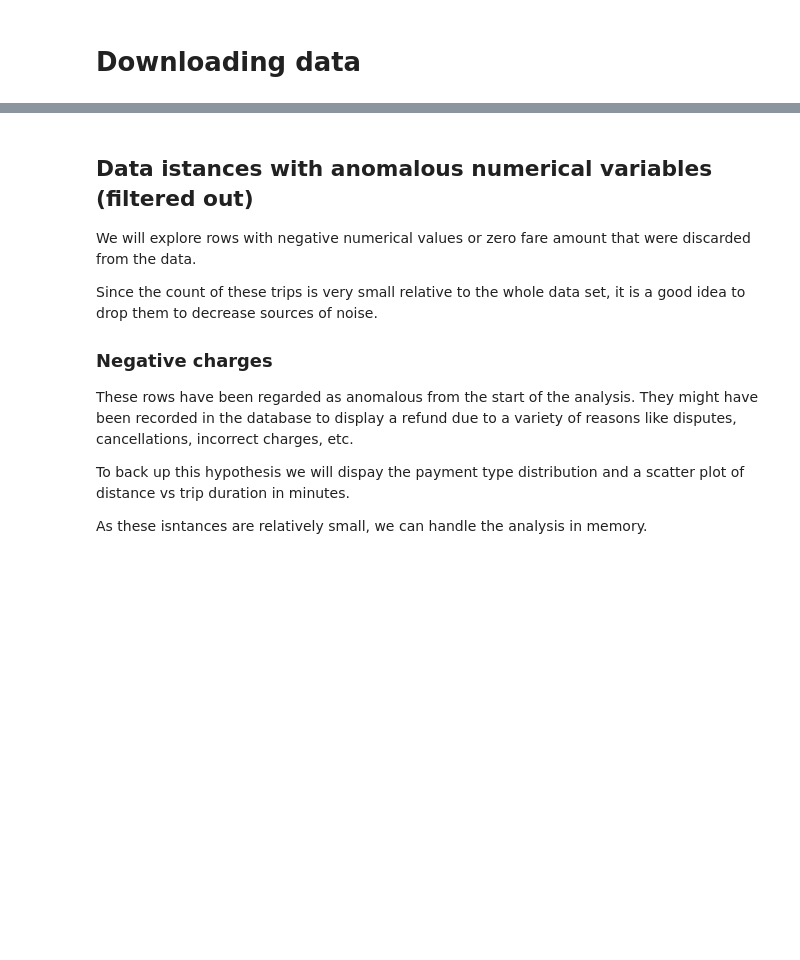
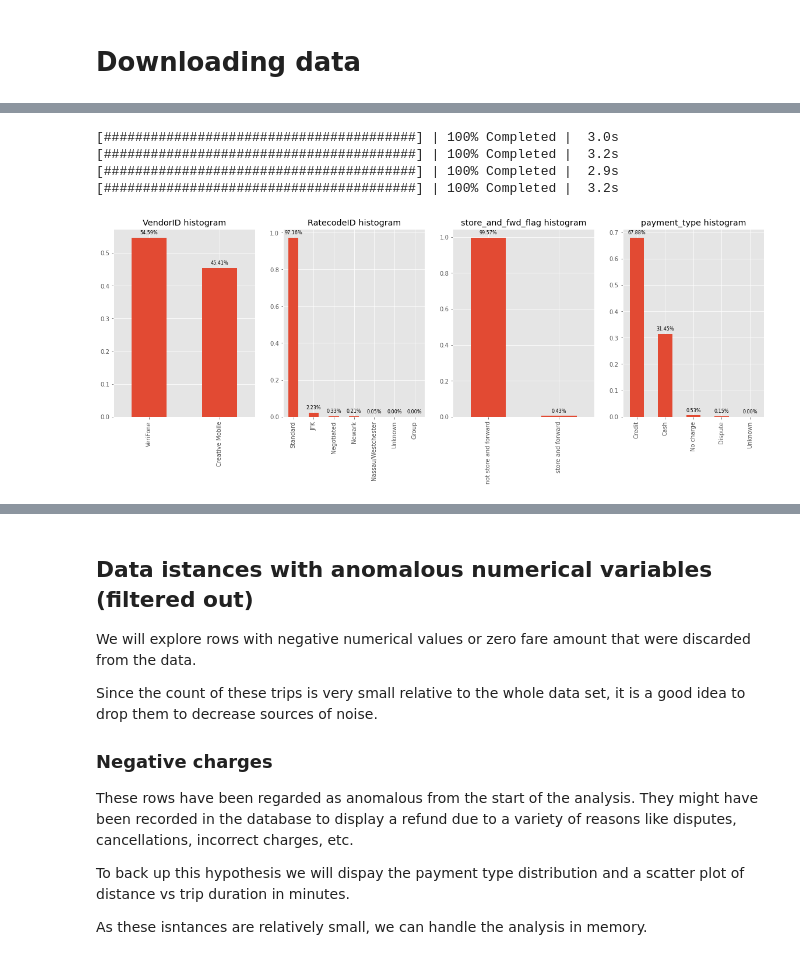
Before and after one commit to LDLS/nyc_taxi, a Jupyter notebook: notebooks/exploration_cleaning.ipynb, the cells around one changed output, grey strips where cells are left out. Drawn from its saved outputs; the diff is of its cells as text; code cells hidden in the pictures; blank space fills up the shorter version.

```diff
--- a/notebooks/exploration_cleaning.ipynb
+++ b/notebooks/exploration_cleaning.ipynb
@@ -214 +206,14 @@ Keeping 99.92% of the data
+# %%
+df_new_cols = df.columns.tolist()
+
+trip_duration = df.tpep_dropoff_datetime - df.tpep_pickup_datetime
+trip_duration = trip_duration.dt.total_seconds()/60
+df['trip_duration'] = trip_duration.astype('float32')
+
+# Dask does not have an insert method implemented, so ordering needs to be done manually
+trip_duration_col_pos = df_new_cols.index('tpep_dropoff_datetime')
+df_new_cols.insert(trip_duration_col_pos + 1, 'trip_duration')
+numerical_cols.insert(1, 'trip_duration')
+
+df = df[df_new_cols]
 # %% [markdown]
@@ -247,0 +279,38 @@ Others seem realistic, yet might be correlated to these.
+# %%
+categorical_counts = {}
+with ProgressBar():
+    for cat in categorical_cols:
+        cat_counts = df[cat].value_counts().compute()
+        categorical_counts.update({cat: cat_counts})
+# %% [output]
+[########################################] | 100% Completed |  3.0s
+[########################################] | 100% Completed |  3.2s
+[########################################] | 100% Completed |  2.9s
+[########################################] | 100% Completed |  3.2s
+# %%
+ncols = len(categorical_counts)
+nrows = 1
+scale = 5
+figsize = (ncols * scale, nrows * scale)
+f, ax = plt.subplots(ncols=ncols, nrows=nrows, figsize=figsize)
+ax = ax.flatten()
+for idx, (cat, counts) in enumerate(categorical_counts.items()):
+    counts = counts/counts.sum()
+    counts_bar = counts.plot.bar(ax=ax[idx])
+    ax[idx].set_title(f'{cat} histogram')
+    ax_xt_labels = [l.get_text() for l in ax[idx].get_xticklabels()]
+    ax_xt_labels = [categorical_dict[cat][int(l)] if int(l) in categorical_dict[cat].keys()
+                    else 'Unknown'
+                    for l in ax_xt_labels]
+    ax[idx].set_xticklabels(ax_xt_labels)
+    for p in counts_bar.patches:
+        counts_bar.annotate(F'{p.get_height():.2%}',
+                            (p.get_x() + p.get_width() / 2., p.get_height()),
+                            ha = 'center',
+                            va = 'center',
+                            xytext = (0, 9),
+                            textcoords = 'offset points',
+                            size=8)
+    plt.subplots_adjust(top=1.02)
+# %% [output]
+[figure, added]
```
Also changed, not shown: parts of 42 cells of this notebook, 1 other file.
